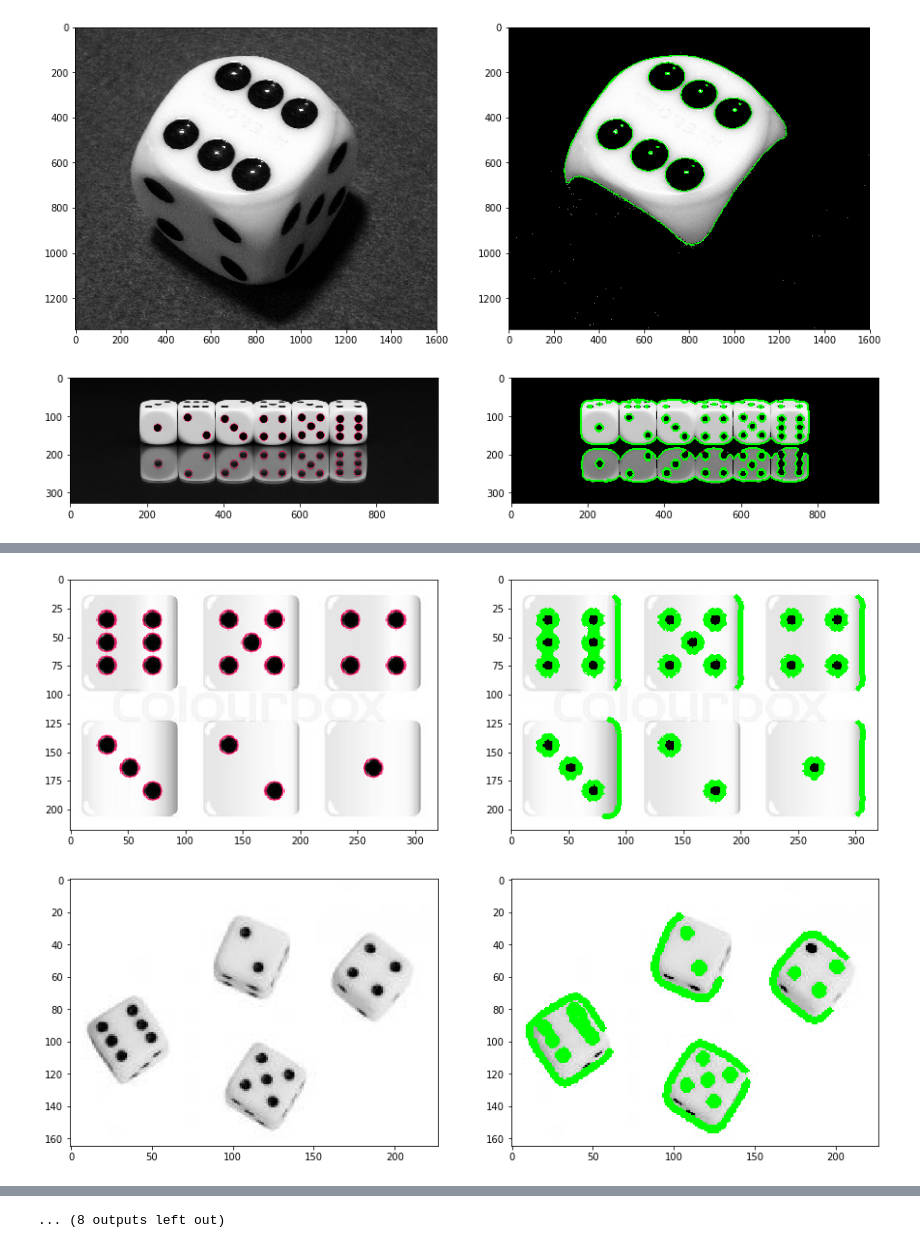
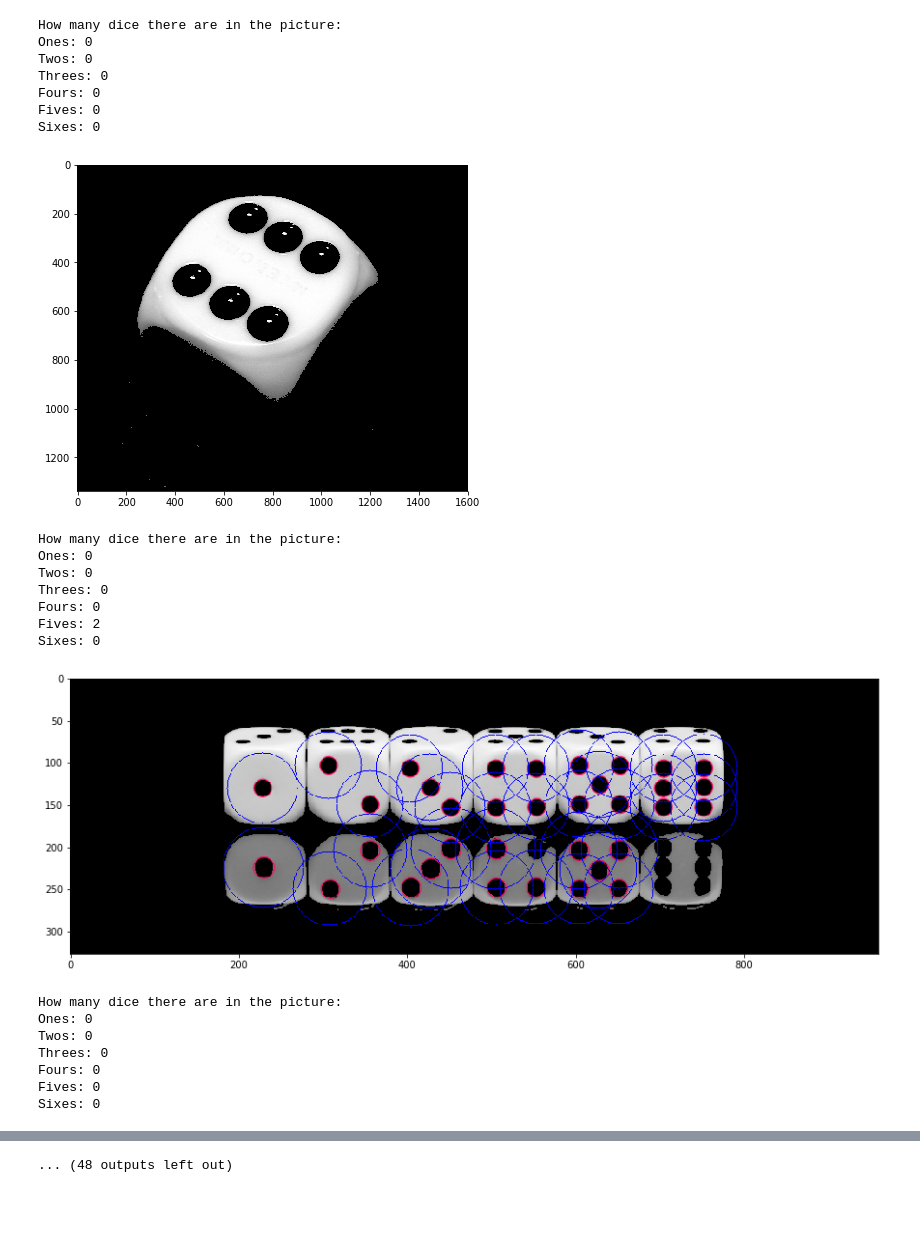
Before and after one commit to m-kempa/KCK-Projekt, a Jupyter notebook: Kostki.ipynb, the cells around one changed output, grey strips where cells are left out. Cells and saved outputs as stored; diff of their text form; code cells hidden in the pictures; blank space fills up the shorter version.

Commit message:
[F] Circles around dots and calculating the amount of fives

```diff
--- a/Kostki.ipynb
+++ b/Kostki.ipynb
@@ -19,44 +14,81 @@ def gamma_correction(img, correction):
+# %%
+def print_result(ones, twos, threes, fours, fives, sixes):
+
+    print("How many dice there are in the picture:")
+    print("Ones: " + str(ones))
+    print("Twos: " + str(twos))
+    print("Threes: " + str(threes))
+    print("Fours: " + str(fours))
+    print("Fives: " + str(fives))
+    print("Sixes: " + str(sixes))
 # %%
 import cv2
 import numpy as np
 import matplotlib.pyplot as plt
 
-MAX = 20
+MAX = 30
 
 fig_size = plt.rcParams["figure.figsize"]
 fig_size = [15, 6]
 plt.rcParams["figure.figsize"] = fig_size
 
 params = cv2.SimpleBlobDetector_Params()
 params.filterByArea = True
 params.filterByCircularity = True
 params.filterByInertia = True
 params.minThreshold = 10
 params.maxThreshold = 200
 params.minArea = 100
 params.minCircularity = 0.3
 params.minInertiaRatio = 0.5
 
 detector = cv2.SimpleBlobDetector_create(params)
 
 for i in range(0, MAX):
+    ones = twos = threes = fours = fives = sixes = 0
     img = cv2.imread(create_path(i), 0)
 
     ret, img_with_threshold = cv2.threshold(img, 100, 255, cv2.THRESH_TOZERO | cv2.THRESH_BINARY);
-    keypoints2 = detector.detect(img_with_threshold)
-    img_with_keypoints2 = cv2.drawKeypoints(img_with_threshold, keypoints2, np.array([]), (255, 10, 100), cv2.DRAW_MATCHES_FLAGS_DRAW_RICH_KEYPOINTS)
-    img_with_medianBlur = cv2.medianBlur(img_with_keypoints2, 3)
-    img_with_Canny = cv2.Canny(img_with_medianBlur, 100, 200, 3)
-    img_with_countours, contours, hierarchy = cv2.findContours(img_with_Canny,cv2.RETR_TREE,cv2.CHAIN_APPROX_SIMPLE)
-    cv2.drawContours(img_with_keypoints2, contours, -1, (0,255,0), 3)
+    img_with_medianBlur = cv2.medianBlur(img_with_threshold, 3)
+    keypoints = detector.detect(img_with_medianBlur)
+    img_with_keypoints = cv2.drawKeypoints(img_with_medianBlur, keypoints, np.array([]), (255, 10, 100), cv2.DRAW_MATCHES_FLAGS_DRAW_RICH_KEYPOINTS)
+    if (len(keypoints) == 0):
+        img_with_circle = img_with_keypoints
+    for j in keypoints:
+        neighbours_counter = 0
+        img_with_circle = cv2.circle(img_with_keypoints, (int(j.pt[0]), int(j.pt[1])),  int(j.size)*2, (0,0,255), 1)
+        for k in keypoints:
+            if (j != k):
+                euler_distance = (k.pt[0]-j.pt[0])**2 + (k.pt[1]-j.pt[1])**2
+                if (euler_distance <= (j.size*2)**2):
+                    neighbours_counter = neighbours_counter + 1
+        if (neighbours_counter == 4):
+            fives = fives + 1
 
-    keypoints = detector.detect(img)
-    img_with_keypoints = cv2.drawKeypoints(img, keypoints, np.array([]), (255, 10, 100), cv2.DRAW_MATCHES_FLAGS_DRAW_RICH_KEYPOINTS)
-    plt.subplot(1, 2, 1)
-    plt.imshow(img_with_keypoints, 'gray')
-    plt.subplot(1, 2, 2)
-    plt.imshow(img_with_keypoints2, 'gray')
+    print_result(ones, twos, threes, fours, fives, sixes)
+    plt.imshow(img_with_circle)
     plt.show()
 # %% [output]
+How many dice there are in the picture:
+Ones: 0
+Twos: 0
+Threes: 0
+Fours: 0
+Fives: 0
+Sixes: 0
-[figure, old version]
+[figure, new version]
+How many dice there are in the picture:
+Ones: 0
+Twos: 0
+Threes: 0
+Fours: 0
+Fives: 2
+Sixes: 0
-[figure, old version]
+[figure, new version]
+How many dice there are in the picture:
+Ones: 0
+Twos: 0
+Threes: 0
+Fours: 0
+Fives: 0
+Sixes: 0
@@ -67,2 +119,0 @@ for i in range(0, MAX):
-[figure, removed]
-[figure, removed]
@@ -73 +120 @@ for i in range(0, MAX):
-... (8 outputs left out)
+... (48 outputs left out)
```
Also changed, not shown: parts of 2 cells of this notebook.
